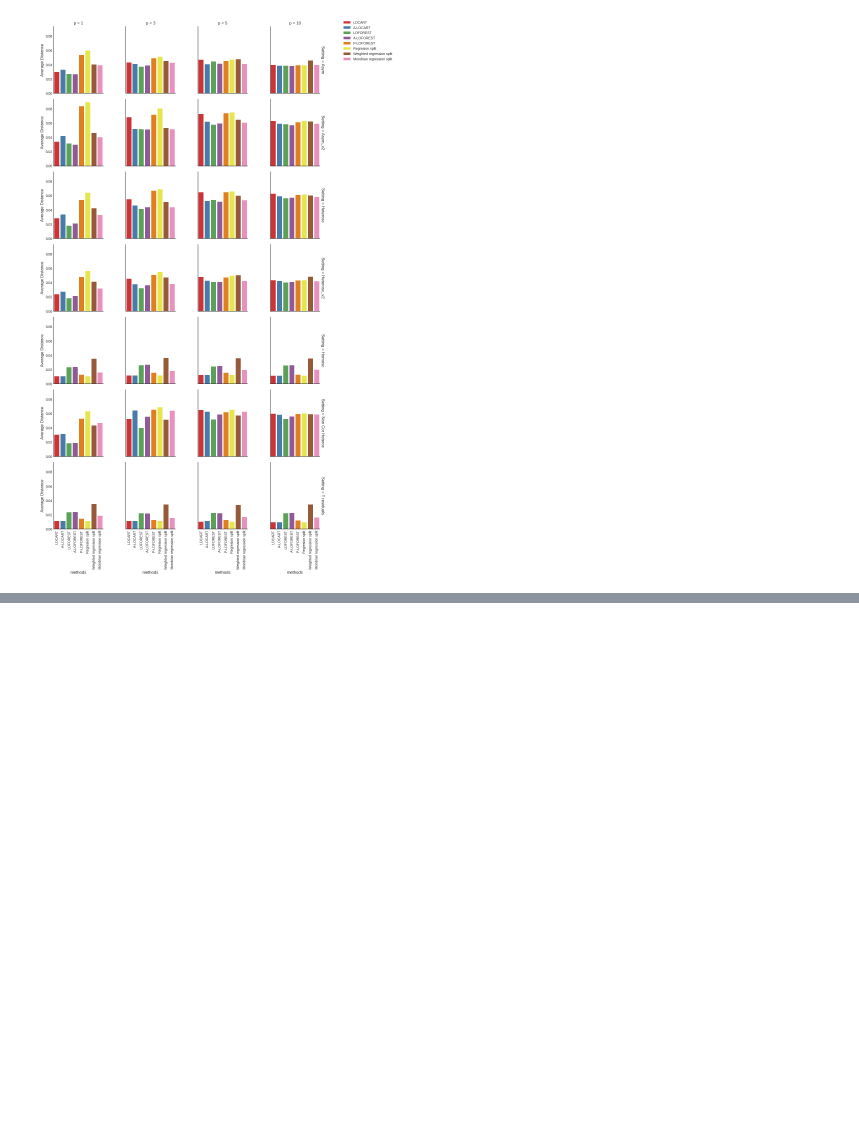
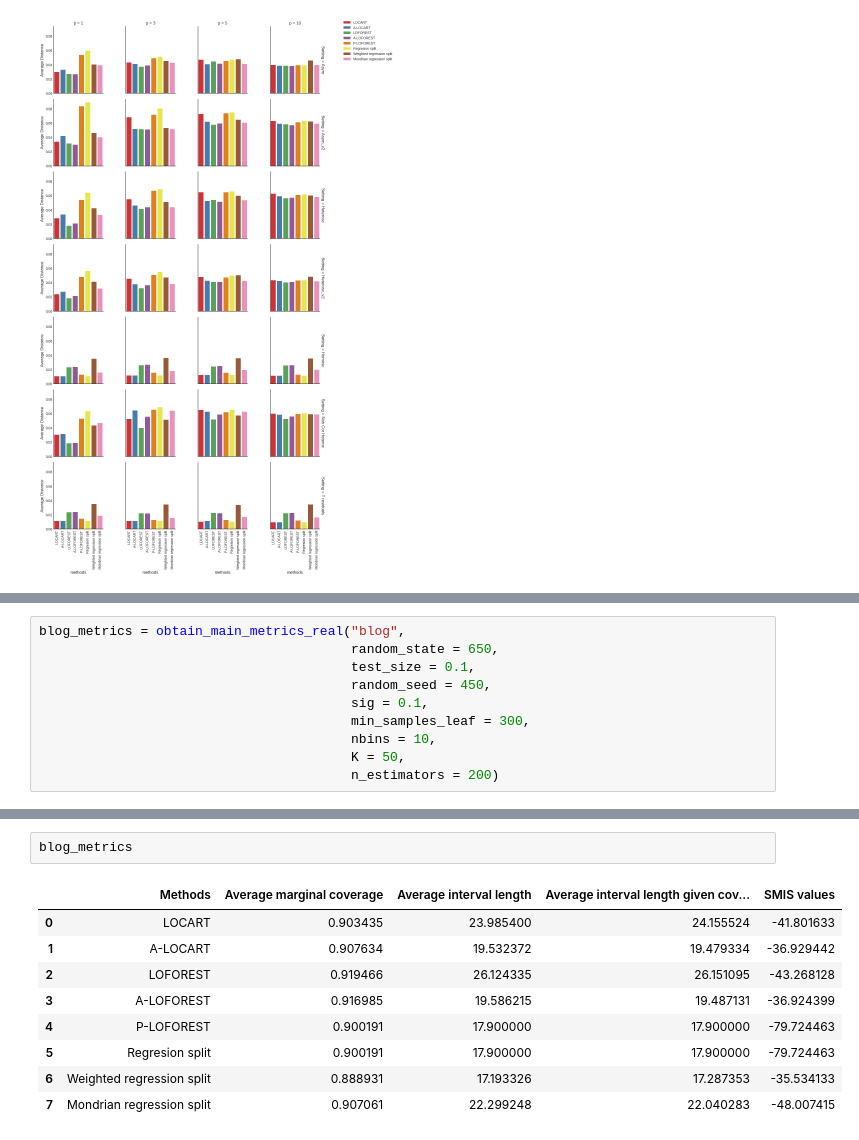
Before and after one commit to Monoxido45/CSI, a Jupyter notebook: experiments/loforest.ipynb, the cells around one changed output, grey strips where cells are left out. Drawn from its saved outputs; the diff is of its cells as text; blank space fills up the shorter version.

```diff
--- a/experiments/loforest.ipynb
+++ b/experiments/loforest.ipynb
@@ -1256,0 +1655,10 @@ array(['LOCART', 'A-LOCART', 'LOFOREST', 'A-LOFOREST', 'P-LOFOREST',
+# %%
+blog_metrics = obtain_main_metrics_real("blog",
+                                        random_state = 650,
+                                        test_size = 0.1,
+                                        random_seed = 450,
+                                        sig = 0.1,
+                                        min_samples_leaf = 300,
+                                        nbins = 10,
+                                        K = 50,
+                                        n_estimators = 200)
@@ -1256,0 +1683,12 @@ array(['LOCART', 'A-LOCART', 'LOFOREST', 'A-LOFOREST', 'P-LOFOREST',
+# %%
+blog_metrics
+# %% [output]
+|  | Methods | Average marginal coverage | Average interval length | Average interval length given cov... | SMIS values |
+| 0 | LOCART | 0.903435 | 23.985400 | 24.155524 | -41.801633 |
+| 1 | A-LOCART | 0.907634 | 19.532372 | 19.479334 | -36.929442 |
+| 2 | LOFOREST | 0.919466 | 26.124335 | 26.151095 | -43.268128 |
+| 3 | A-LOFOREST | 0.916985 | 19.586215 | 19.487131 | -36.924399 |
+| 4 | P-LOFOREST | 0.900191 | 17.900000 | 17.900000 | -79.724463 |
+| 5 | Regresion split | 0.900191 | 17.900000 | 17.900000 | -79.724463 |
+| 6 | Weighted regression split | 0.888931 | 17.193326 | 17.287353 | -35.534133 |
+| 7 | Mondrian regression split | 0.907061 | 22.299248 | 22.040283 | -48.007415 |
```
Also changed, not shown: parts of 25 cells of this notebook, 1 other file.
